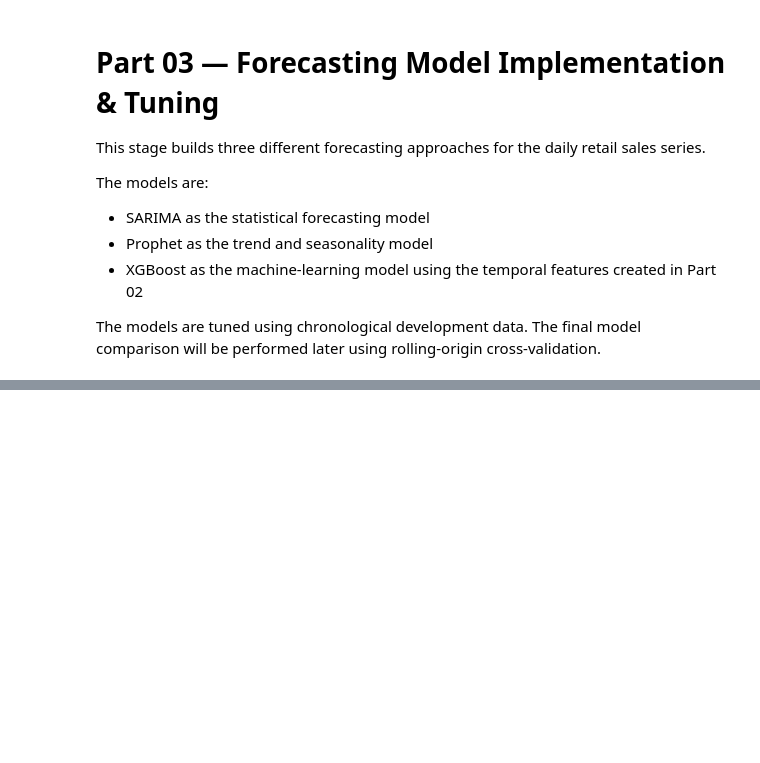
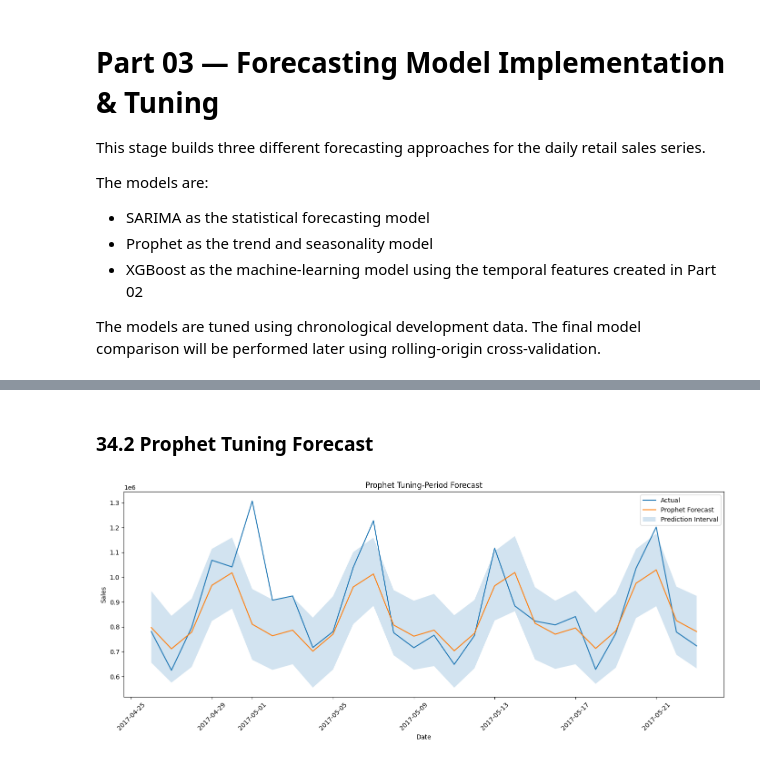
Before and after one commit to francisparwez/retail-demand-forecasting, a Jupyter notebook: notebooks/retail_demand_forecasting.ipynb, the cells around one changed output, grey strips where cells are left out. Drawn from its saved outputs; the diff is of its cells as text; code cells hidden in the pictures; blank space fills up the shorter version.

```diff
--- a/notebooks/retail_demand_forecasting.ipynb
+++ b/notebooks/retail_demand_forecasting.ipynb
@@ -2293,0 +1650,3 @@ The test dataset remains completely untouched.
+# %%
+best_prophet_params = prophet_results_df.iloc[0]
+best_prophet_params
@@ -2293,0 +1661,14 @@ The test dataset remains completely untouched.
+# %%
+best_prophet = Prophet(
+    weekly_seasonality=True,
+    yearly_seasonality=True,
+    daily_seasonality=False,
+    changepoint_prior_scale=best_prophet_params["changepoint_prior_scale"],
+    seasonality_prior_scale=best_prophet_params["seasonality_prior_scale"],
+    seasonality_mode=best_prophet_params["seasonality_mode"]
+)
+
+best_prophet.fit(prophet_tune_train)
+prophet_forecast = best_prophet.predict(prophet_tune_valid[["ds"]])
+prophet_tuning_metrics = calculate_metrics(prophet_tune_valid["y"], prophet_forecast["yhat"])
+prophet_tuning_metrics
@@ -2293,0 +1681,23 @@ The test dataset remains completely untouched.
+# %% [markdown]
+### 34.2 Prophet Tuning Forecast
+# %%
+plt.figure(figsize=(14, 6))
+plt.plot(prophet_tune_valid["ds"], prophet_tune_valid["y"], label="Actual")
+plt.plot(prophet_forecast["ds"], prophet_forecast["yhat"], label="Prophet Forecast")
+plt.fill_between(
+    prophet_forecast["ds"],
+    prophet_forecast["yhat_lower"],
+    prophet_forecast["yhat_upper"],
+    alpha=0.2,
+    label="Prediction Interval"
+)
+plt.title("Prophet Tuning-Period Forecast")
+plt.xlabel("Date")
+plt.ylabel("Sales")
+plt.legend()
+plt.xticks(rotation=45)
+plt.tight_layout()
+plt.savefig("../images/15_prophet_validation_forecast.png", dpi=300, bbox_inches="tight")
+plt.show()
+# %% [output]
+[figure, added]
```
Also changed, not shown: parts of 109 cells of this notebook, 11 other files.
